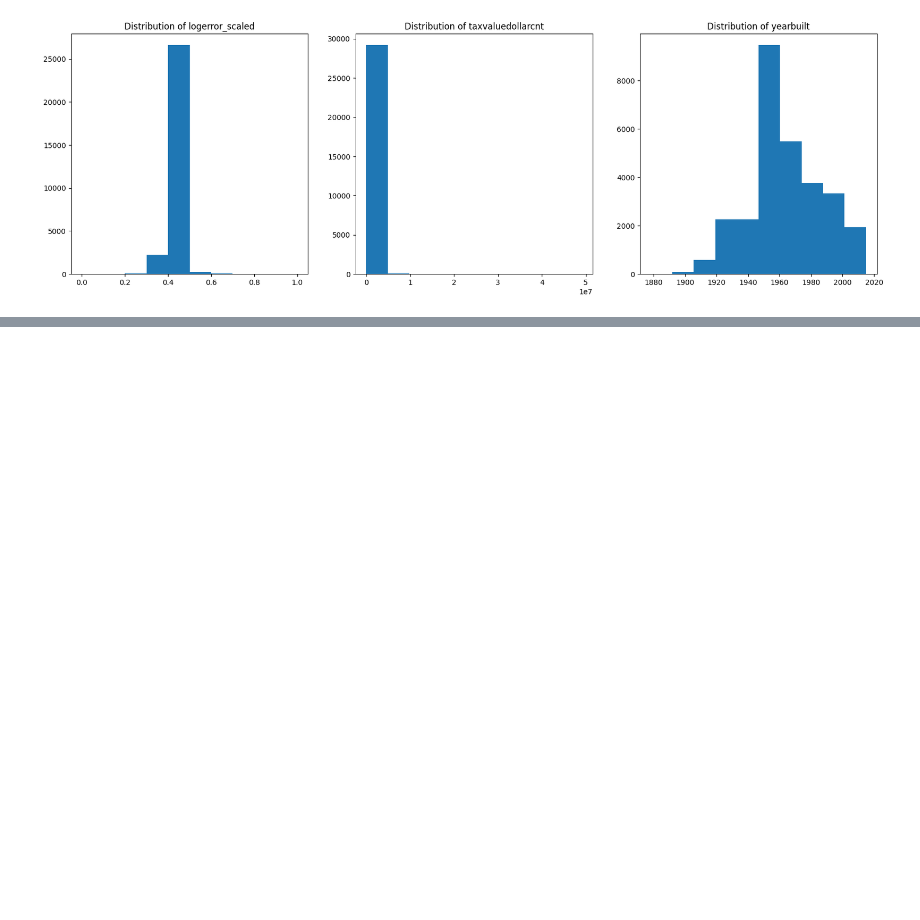
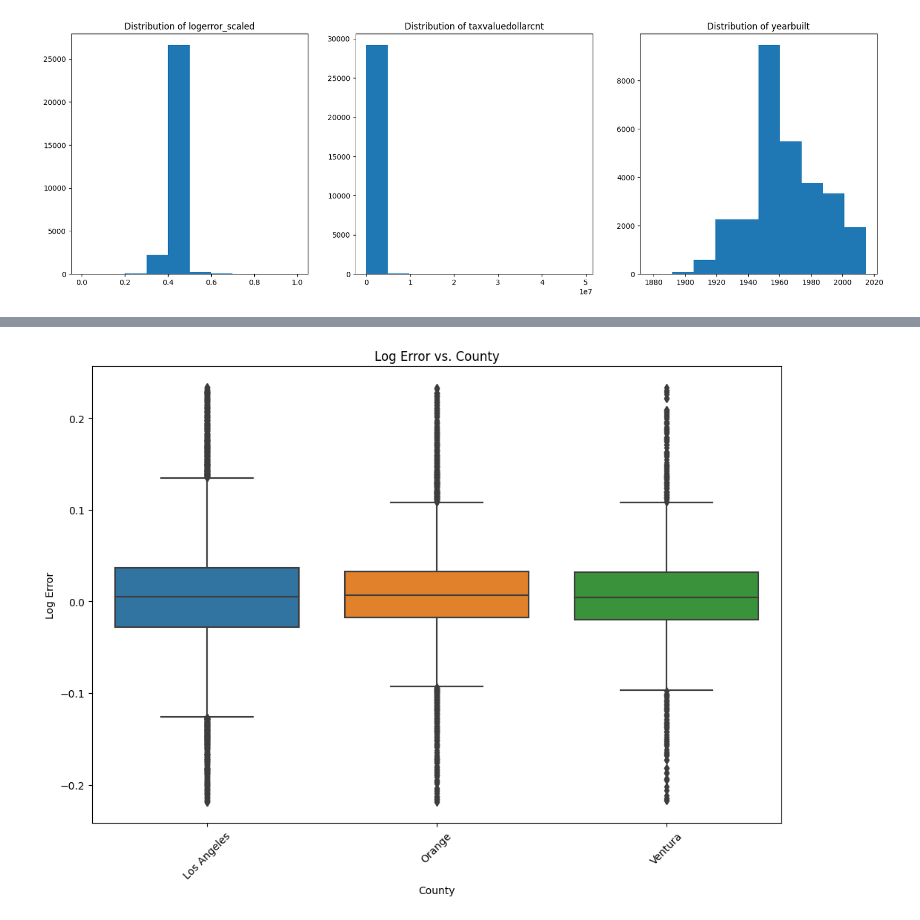
Before and after one commit to Jonathan-Garcia1/clustering_exercises, a Jupyter notebook: explore_exercises.ipynb, the cells around one changed output, grey strips where cells are left out. Saved outputs shown, nothing was run; the diff lists cells and outputs as text; code cells hidden in the pictures; blank space fills up the shorter version.

```diff
--- a/explore_exercises.ipynb
+++ b/explore_exercises.ipynb
@@ -95,0 +123,21 @@ sns.pairplot(data=filtered_data[explore_cols])
+# %%
+# Assuming 'train' is your DataFrame
+Q1 = train['logerror'].quantile(0.25)
+Q3 = train['logerror'].quantile(0.75)
+IQR = Q3 - Q1
+
+lower_bound = Q1 - 3 * IQR
+upper_bound = Q3 + 3 * IQR
+
+# Remove outliers
+train = train[(train['logerror'] >= lower_bound) & (train['logerror'] <= upper_bound)]
+# %%
+plt.figure(figsize=(12, 8))
+sns.boxplot(x='county', y='logerror', data=train)
+plt.xlabel('County')
+plt.ylabel('Log Error')
+plt.title('Log Error vs. County')
+plt.xticks(rotation=45)  # Rotate x-axis labels for better readability
+plt.show()
+# %% [output]
+[figure, added]
```
Also changed, not shown: parts of 18 cells of this notebook, 3 other files.
